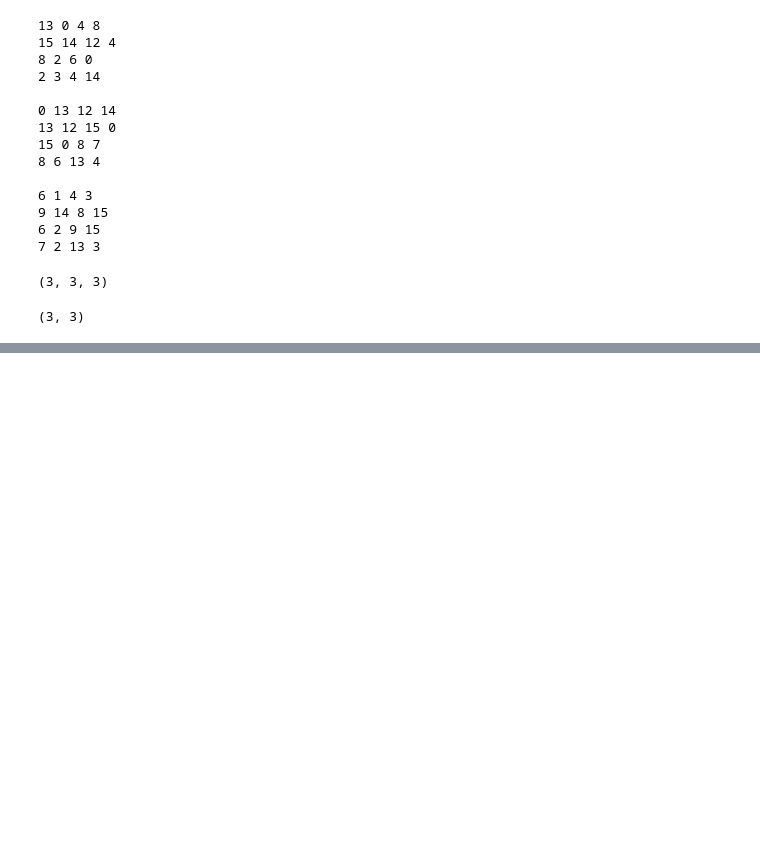
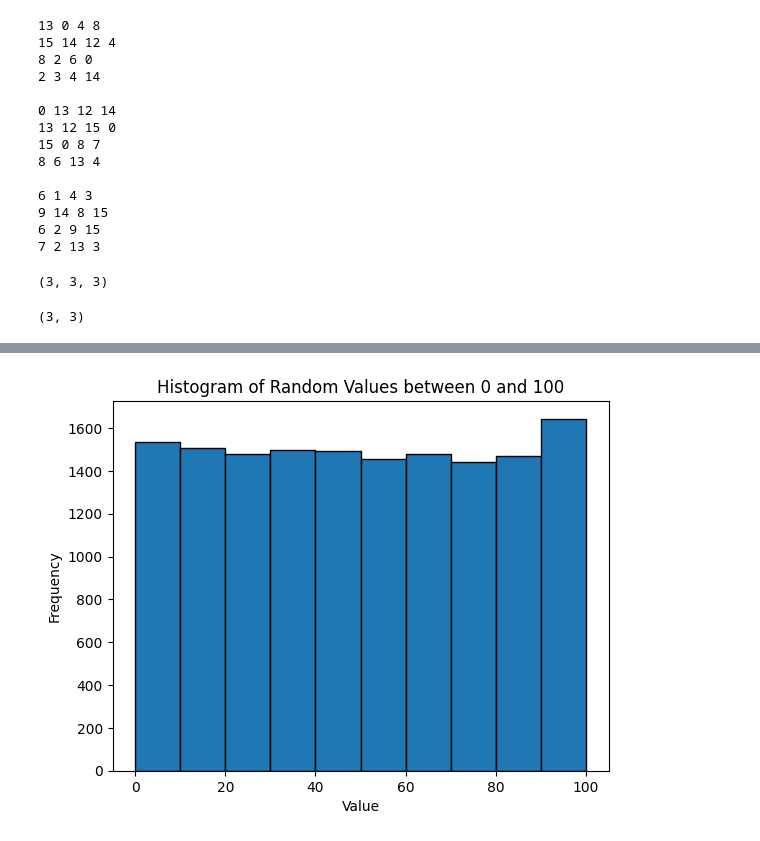
Before and after one commit to DoYouEvenStackSmash/data-analysis, a Jupyter notebook: src/numpy_array_iteration.ipynb, the cells around one changed output, grey strips where cells are left out. Saved outputs shown, nothing was run; the diff lists cells and outputs as text; code cells hidden in the pictures; blank space fills up the shorter version.

```diff
--- a/src/numpy_array_iteration.ipynb
+++ b/src/numpy_array_iteration.ipynb
@@ -200,0 +210,20 @@ for i in range(k):
+# %%
+import matplotlib.pyplot as plt
+import random
+
+# Generate a list of random values
+num_values = 15000  # You can change this to the desired number of random values
+random_values = [random.randint(0, 100) for _ in range(num_values)]
+
+# Create a histogram of the random values
+plt.hist(random_values, bins=10, range=(0, 100), edgecolor='black')
+
+# Add labels and title
+plt.xlabel('Value')
+plt.ylabel('Frequency')
+plt.title('Histogram of Random Values between 0 and 100')
+
+# Show the plot
+plt.show()
+# %% [output]
+[figure, added]
```
Also changed, not shown: parts of 3 cells of this notebook, 2 other files.
